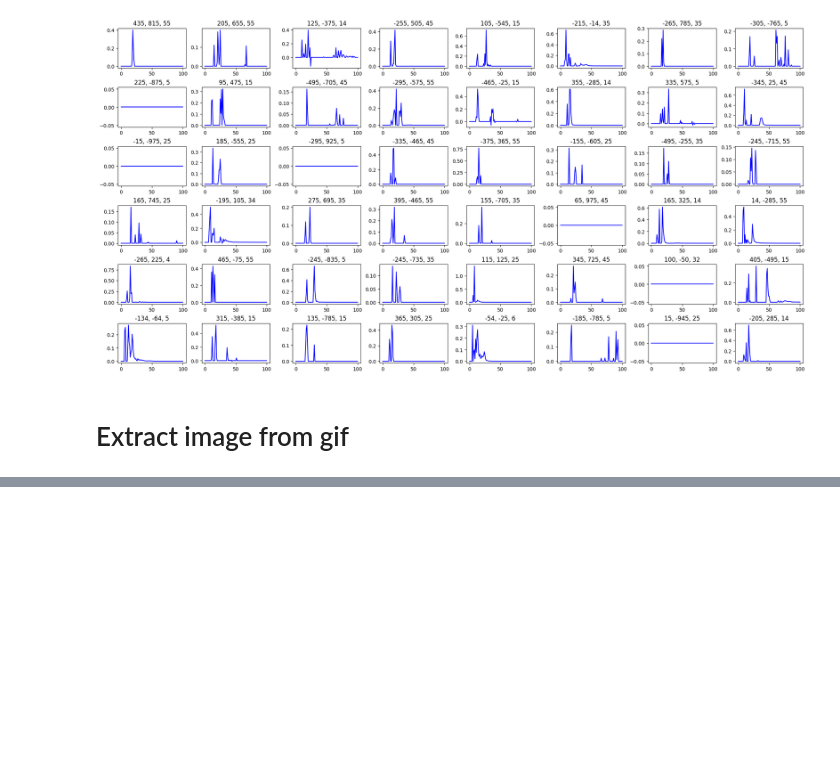
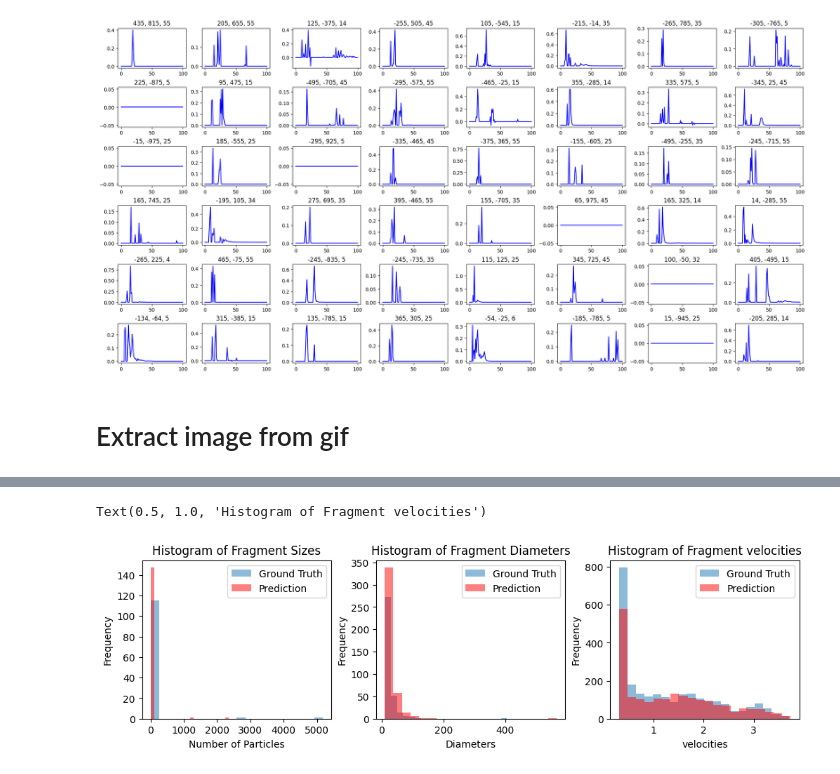
Before and after one commit to qilinli/gns-fragment, a Jupyter notebook: notebooks/report_fragment.ipynb, the cells around one changed output, grey strips where cells are left out. Saved outputs shown, nothing was run; the diff lists cells and outputs as text; code cells hidden in the pictures; blank space fills up the shorter version.

Commit message:
Add fragment evaluation

```diff
--- a/notebooks/report_fragment.ipynb
+++ b/notebooks/report_fragment.ipynb
@@ -6,7 +6,7 @@ import random
 import numpy as np
 import matplotlib.pyplot as plt
 
-path = '/home/jovyan/work/gns-fragment/rollouts/Fragment/Step-0-100-3/rollout_0.pkl'
+path = '/home/jovyan/work/gns-fragment/rollouts/Fragment/rollout_14.pkl'
 
 with open(path, "rb") as file:
     rollout_data = pickle.load(file)
@@ -153,7 +155,7 @@ import random
 import numpy as np
 import matplotlib.pyplot as plt
 
-path = '/home/jovyan/work/gns-fragment/rollouts/Fragment/Step-0-100-3/rollout_0.pkl'
+path = '/home/jovyan/work/gns-fragment/rollouts/Fragment/rollout_14.pkl'
 
 with open(path, "rb") as file:
     rollout_data = pickle.load(file)
@@ -163,4 +165,5 @@ pred_pos = rollout_data['predicted_rollout']
 gt_pos = rollout_data['ground_truth_rollout']
 gt_pos = np.concatenate((init_pos, gt_pos), axis=0)
 pred_pos = np.concatenate((init_pos, pred_pos), axis=0)
-trajectory = gt_pos
+case = rollout_data["metadata"]["file_test"][14]
+print(f"{case}, shape: {gt_pos.shape}")
@@ -203,0 +258,39 @@ for i, fragment in enumerate(fragments):
+# %%
+import matplotlib.pyplot as plt
+
+bins=20
+
+fig = plt.figure(figsize=(10,3), constrained_layout=True)
+
+ax = fig.add_subplot(1, 3, 1)
+gt_nparticles = gt_nparticles[gt_nparticles>4]
+pred_nparticles = pred_nparticles[pred_nparticles>4]
+ax.hist(gt_nparticles[1:], bins=bins, alpha=0.5, label='Ground Truth')
+ax.hist(pred_nparticles[1:], bins=bins, color='r', alpha=0.5, label='Prediction')
+ax.legend(loc='upper right')
+ax.set_xlabel('Number of Particles')
+ax.set_ylabel('Frequency')
+ax.set_title('Histogram of Fragment Sizes')
+
+ax = fig.add_subplot(1, 3, 2)
+gt_diameters = gt_diameters[gt_diameters>10]
+pred_diameters = pred_diameters[pred_diameters>10]
+ax.hist(gt_diameters[2:], bins=bins, alpha=0.5, label='Ground Truth')
+ax.hist(pred_diameters[2:], bins=bins, color='r', alpha=0.5, label='Prediction')
+ax.legend(loc='upper right')
+ax.set_xlabel('Diameters')
+ax.set_ylabel('Frequency')
+ax.set_title('Histogram of Fragment Diameters')
+
+ax = fig.add_subplot(1, 3, 3)
+gt_vels = gt_vels[gt_vels>0]
+pred_vels = pred_vels[pred_vels>0]
+ax.hist(gt_vels, bins=bins, alpha=0.5, label='Ground Truth')
+ax.hist(pred_vels, bins=bins, color='r', alpha=0.5, label='Prediction')
+ax.legend(loc='upper right')
+ax.set_xlabel('velocities')
+ax.set_ylabel('Frequency')
+ax.set_title('Histogram of Fragment velocities')
+# %% [output]
+Text(0.5, 1.0, 'Histogram of Fragment velocities')
+[figure, added]
```
Also changed, not shown: parts of 12 cells of this notebook, 5 other files.
